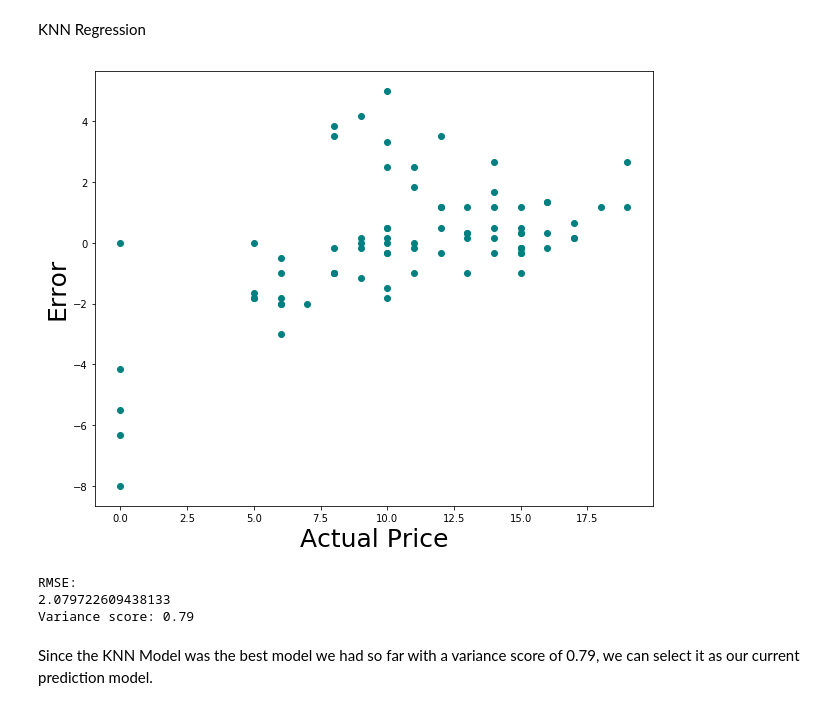
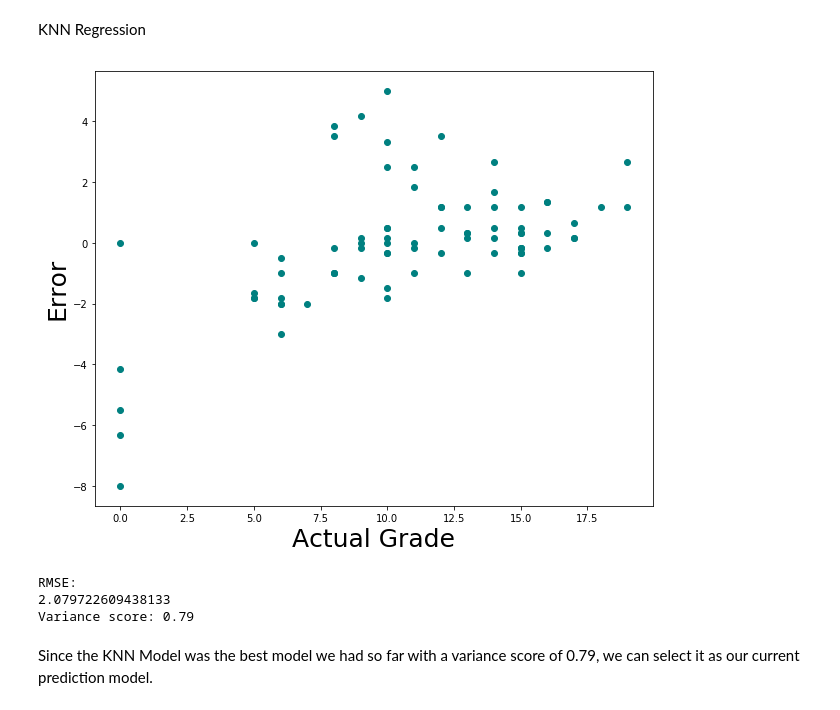
Before and after one commit to GhalebDweikat/StudentPerformanceAnalysis-Public, a Jupyter notebook: src.ipynb, the cells around one changed output. Cells and saved outputs as stored; diff of their text form; code cells hidden in the pictures.

```diff
--- a/src.ipynb
+++ b/src.ipynb
@@ -432,26 +435,26 @@ KNN Regression
 # %%
 from sklearn import neighbors
 knn = neighbors.KNeighborsRegressor(n_neighbors=6)
 knn.fit(X_train, Y_train)
 
 predicted = knn.predict(X_test)
 err = Y_test - predicted
 
 plt.scatter(Y_test, err , color ='teal')
-plt.xlabel('Actual Price',fontsize=25)
+plt.xlabel('Actual Grade',fontsize=25)
 plt.ylabel('Error',fontsize=25)
 
 plt.show()
 
 from sklearn.metrics import mean_squared_error
 rmse = np.sqrt(mean_squared_error(Y_test, predicted))
 print('RMSE:')
 print(rmse)
 
 from sklearn.metrics import r2_score
 print('Variance score: %.2f' % r2_score(Y_test, predicted))
 # %% [output]
-[figure, old version]
+[figure, new version]
 RMSE:
 2.079722609438133
 Variance score: 0.79
```
Also changed, not shown: parts of 19 cells of this notebook.
